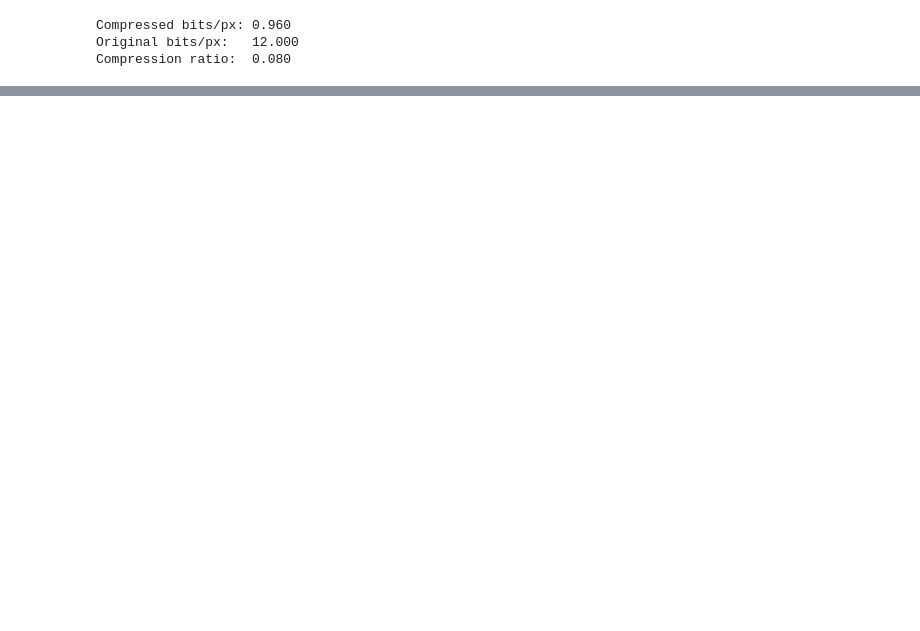
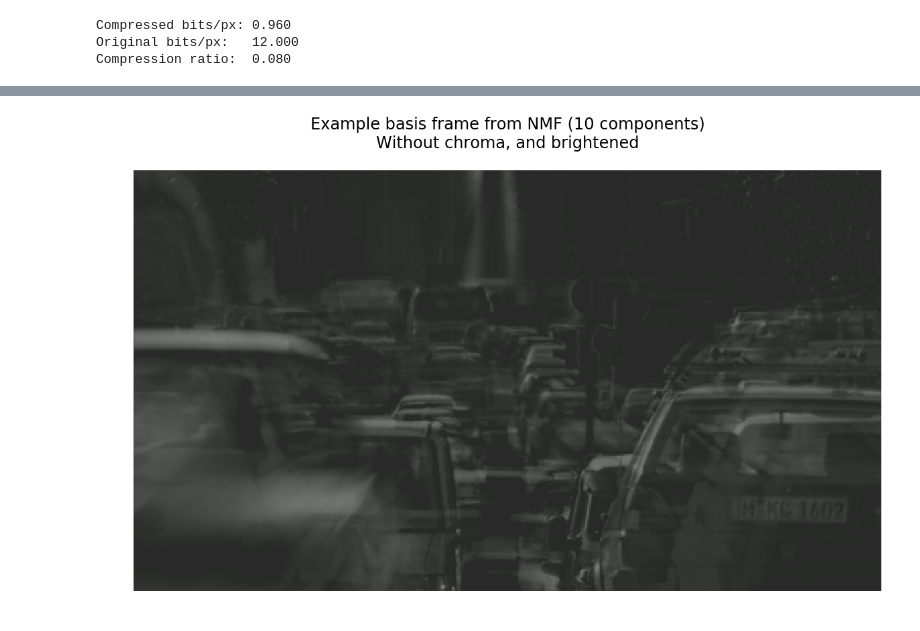
Before and after one commit to ajayjain/video-compression, a Jupyter notebook: Load LIVE videos.ipynb, the cells around one changed output, grey strips where cells are left out. Saved outputs shown, nothing was run; the diff lists cells and outputs as text; code cells hidden in the pictures; blank space fills up the shorter version.

```diff
--- a/Load LIVE videos.ipynb
+++ b/Load LIVE videos.ipynb
@@ -177,0 +231,12 @@ np.sum((frames[:30, :] - reconstructed)**2)
+# %%
+plt.figure(figsize=(20, 30))
+font = {'family' : 'normal',
+        'weight' : 'bold',
+        'size'   : 20}
+matplotlib.rc('font', **font)
+plt.axis("off")
+plt.title("Example basis frame from NMF (10 components)\nWithout chroma, and brightened\n")
+plt.imshow(np.asarray(frame_vector_to_rgb(np.concatenate((H[9][:331776], np.ones(82944 * 2) * 0.5)), dim)) + 40)
+plt.savefig("basis-vector.eps")
+# %% [output]
+[figure, added]
```
Also changed, not shown: parts of 16 cells of this notebook, 1 other file.
